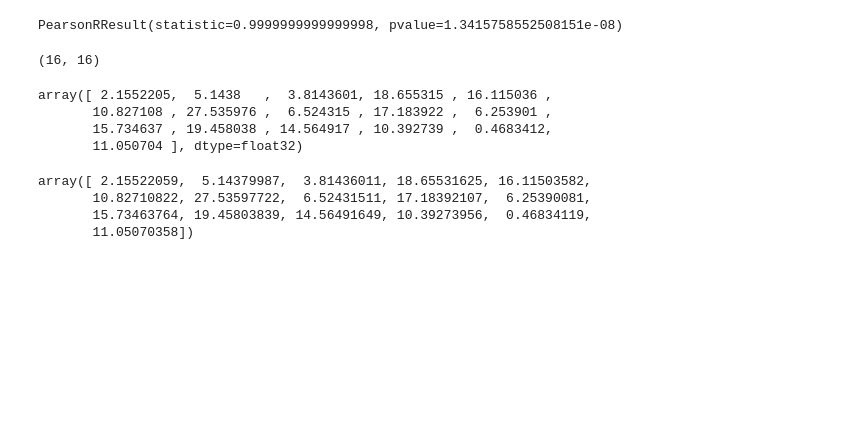
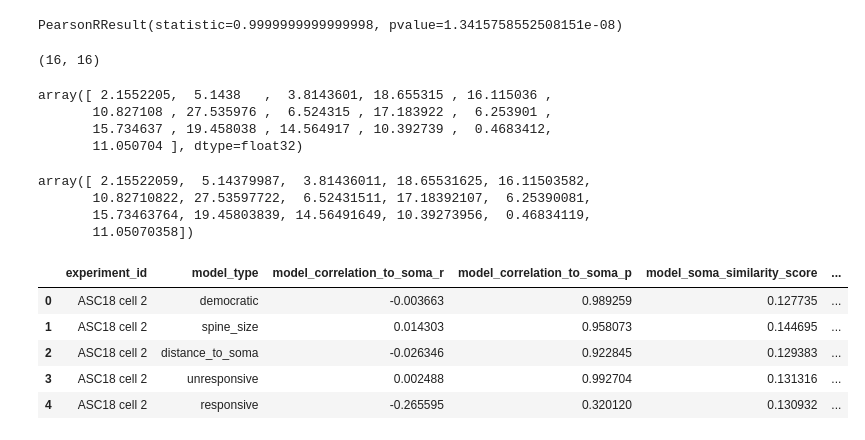
Before and after one commit to GreggHeller1/adult-spine-models, a Jupyter notebook: scripts/notebook.ipynb, the cells around one changed output. Saved outputs shown, nothing was run; the diff lists cells and outputs as text; code cells hidden in the pictures; blank space fills up the shorter version.

```diff
--- a/scripts/notebook.ipynb
+++ b/scripts/notebook.ipynb
@@ -580,0 +584,11 @@ array([ 2.15522059,  5.14379987,  3.81436011, 18.65531625, 16.11503582,
+# %%
+fullpath = "/Users/Gregg/Dropbox (MIT)/2021 Gregg Sur rotation/ASC_experimental_data/adult_spine_model_results/single_neuron_simulation_scores.csv"
+df = pd.read_csv(fullpath, index_col=0)
+df.head()
+# %% [output]
+|  | experiment_id | model_type | model_correlation_to_soma_r | model_correlation_to_soma_p | model_soma_similarity_score | ... |
+| 0 | ASC18 cell 2 | democratic | -0.003663 | 0.989259 | 0.127735 | ... |
+| 1 | ASC18 cell 2 | spine_size | 0.014303 | 0.958073 | 0.144695 | ... |
+| 2 | ASC18 cell 2 | distance_to_soma | -0.026346 | 0.922845 | 0.129383 | ... |
+| 3 | ASC18 cell 2 | unresponsive | 0.002488 | 0.992704 | 0.131316 | ... |
+| 4 | ASC18 cell 2 | responsive | -0.265595 | 0.320120 | 0.130932 | ... |
```
Also changed, not shown: parts of 3 cells of this notebook, 6 other files.
